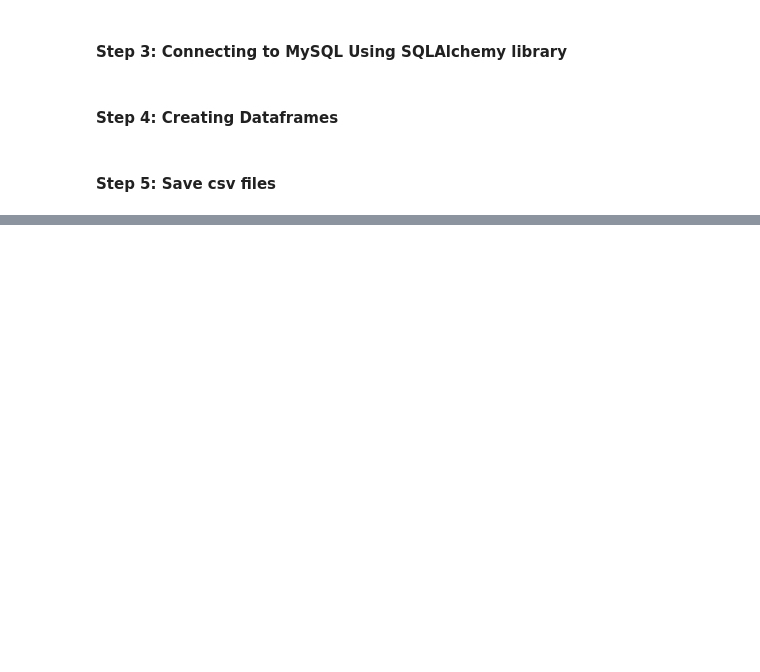
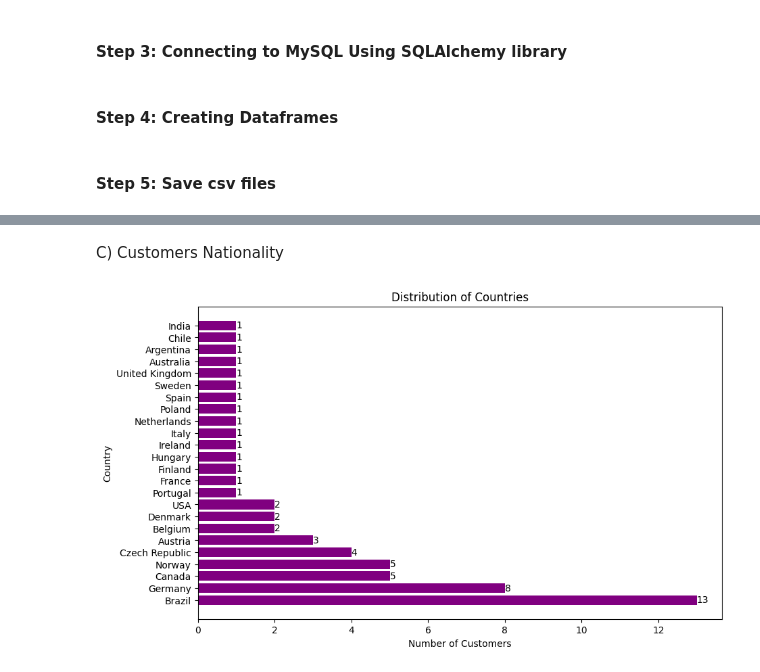
Before and after one commit to Mahlagha1994/Chinook, a Jupyter notebook: notebooks/Chinook Data Analysis.ipynb, the cells around one changed output, grey strips where cells are left out. Cells and saved outputs as stored; diff of their text form; code cells hidden in the pictures; blank space fills up the shorter version.

```diff
--- a/notebooks/Chinook Data Analysis.ipynb
+++ b/notebooks/Chinook Data Analysis.ipynb
@@ -61,0 +180,19 @@ Track.to_csv('/Users/mahlagha/Chinook/data/processed/Track.csv', index=False)
+# %% [markdown]
+C) Customers Nationality
+# %%
+# Horizontal Bar Plot
+plt.figure(figsize=(10, 6))
+customer_country_count = Customer['Country'].value_counts()
+barhchart = plt.barh(Customer['Country'].unique(), customer_country_count, align='center', color='purple')
+
+# Add data lables
+for bar in barhchart:
+    plt.text(bar.get_width(), bar.get_y() + bar.get_height()/2,
+             f'{int(bar.get_width())}', va='center', ha='left')
+
+plt.title('Distribution of Countries')
+plt.ylabel('Country')
+plt.xlabel('Number of Customers')
+plt.show()
+# %% [output]
+[figure, added]
```
Also changed, not shown: parts of 37 cells of this notebook.
